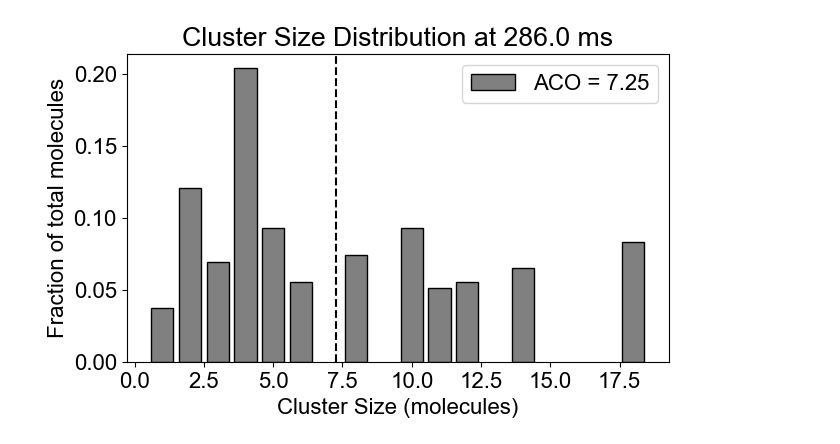
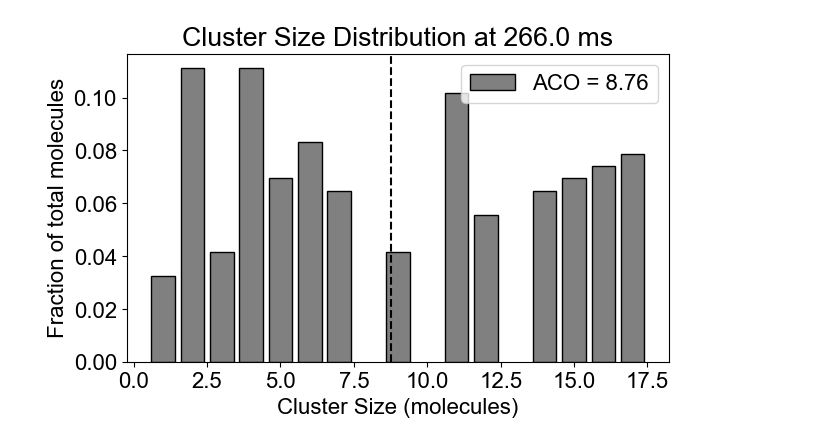
Before and after one commit to MolClustPy/SpringSaLaD-Python-Viz, a Jupyter notebook: archive/histogram.ipynb, the cells around one changed output. Saved outputs shown, nothing was run; the diff lists cells and outputs as text; code cells hidden in the pictures.

Commit message:
Visualization Module

```diff
--- a/archive/histogram.ipynb
+++ b/archive/histogram.ipynb
@@ -11,22 +12,25 @@ search_directory = os.path.join('Examples','Nephrin-Nck-NWasp','Final_version_te
 path_list = ['data', 'Cluster_stat', 'Histograms', 'Size_Freq_Fotm', 'MEAN_Run']
 
 #In miliseconds (select None to get data for final time step)
-time_ms = 286.3
+time_ms = 265
 
-#Round to nearest available time based on dt_data value
 _, split_file = read_input_file(search_directory)
 dt_data = 1000*float(split_file[0][4][9:])
 
-if time_ms % dt_data >= dt_data/2:
-    time_ms = time_ms - (time_ms % dt_data) + dt_data
-else:
-    time_ms = time_ms - (time_ms % dt_data)
+if time_ms != None:
+    #Round to nearest available time based on dt_data value
+    if time_ms % dt_data >= dt_data/2:
+        time_ms = time_ms - (time_ms % dt_data) + dt_data
+    else:
+        time_ms = time_ms - (time_ms % dt_data)
 
-if time_ms != None:
-    time_s = format(float(time_ms/1000), '.3f')
+    decimals = os.path.split(data_file_finder(search_directory, path_list, f'Size_Freq_Fotm.csv'))[1].split('_')[2].split('.')[1]
+
+    time_s = format(float(time_ms/1000), f'.{len(decimals)}f')
     fotm_file = data_file_finder(search_directory, path_list, f'MEAN_Run_{time_s}_Size_Freq_Fotm.csv')
 else:
     fotm_file = data_file_finder(search_directory, path_list, f'Size_Freq_Fotm.csv')
+    time_ms = 1000*float(os.path.split(fotm_file)[1].split('_')[2])
 # %%
 outpath = os.path.normpath(fotm_file)
 outpath = os.path.join(*outpath.split(os.sep)[:-5])
@@ -36,6 +40,6 @@ New_columns = ['Cluster size','frequency','foTM']
 df.columns = New_columns
 df.to_csv(os.path.join(outpath,'pyStat','SteadyState_distribution.csv'), index=False)
 # %%
-plotClusterDistCopy(outpath, [], time_ms)
+plotClusterDistCopy(outpath, time_ms, [])
 # %% [output]
-[figure, old version]
+[figure, new version]
```
Also changed, not shown: parts of 3 cells of this notebook, 24 other files.
